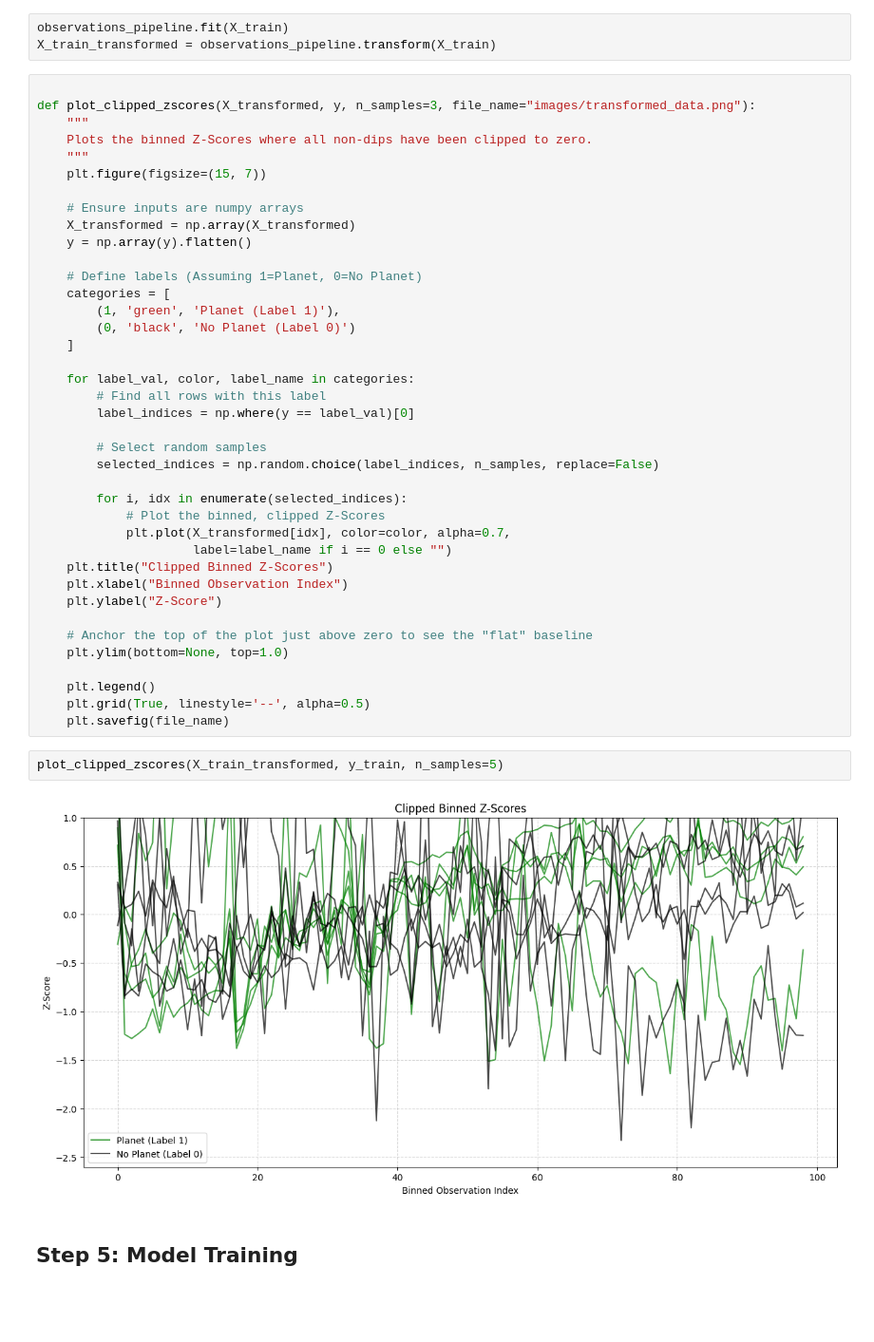
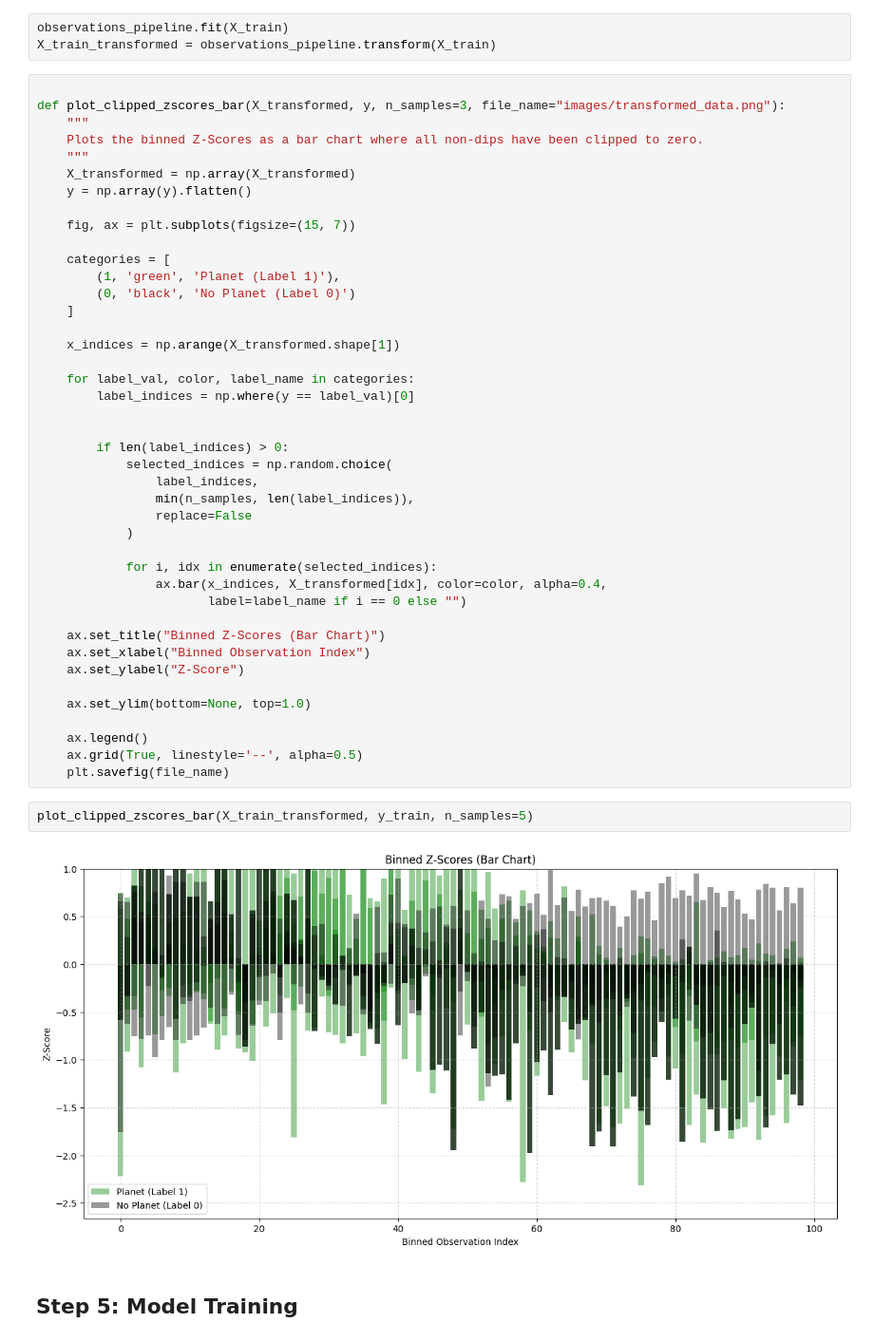
Before and after one commit to streklin/applied-machine-learning, a Jupyter notebook: modelling.ipynb, the cells around one changed output. Shown at 95% size. Drawn from its saved outputs; the diff is of its cells as text; blank space fills up the shorter version.

```diff
--- a/modelling.ipynb
+++ b/modelling.ipynb
@@ -230,47 +230,50 @@ observations_pipeline.fit(X_train)
 X_train_transformed = observations_pipeline.transform(X_train)
 # %%
 
-def plot_clipped_zscores(X_transformed, y, n_samples=3, file_name="images/transformed_data.png"):
+def plot_clipped_zscores_bar(X_transformed, y, n_samples=3, file_name="images/transformed_data.png"):
     """
-    Plots the binned Z-Scores where all non-dips have been clipped to zero.
+    Plots the binned Z-Scores as a bar chart where all non-dips have been clipped to zero.
     """
-    plt.figure(figsize=(15, 7))
-
-    # Ensure inputs are numpy arrays
     X_transformed = np.array(X_transformed)
     y = np.array(y).flatten()
 
-    # Define labels (Assuming 1=Planet, 0=No Planet)
+    fig, ax = plt.subplots(figsize=(15, 7))
+
     categories = [
         (1, 'green', 'Planet (Label 1)'),
         (0, 'black', 'No Planet (Label 0)')
     ]
 
+    x_indices = np.arange(X_transformed.shape[1])
+
     for label_val, color, label_name in categories:
-        # Find all rows with this label
         label_indices = np.where(y == label_val)[0]
 
-        # Select random samples
-        selected_indices = np.random.choice(label_indices, n_samples, replace=False)
 
-        for i, idx in enumerate(selected_indices):
-            # Plot the binned, clipped Z-Scores
-            plt.plot(X_transformed[idx], color=color, alpha=0.7,
-                     label=label_name if i == 0 else "")
-    plt.title("Clipped Binned Z-Scores")
-    plt.xlabel("Binned Observation Index")
-    plt.ylabel("Z-Score")
+        if len(label_indices) > 0:
+            selected_indices = np.random.choice(
+                label_indices,
+                min(n_samples, len(label_indices)),
+                replace=False
+            )
 
-    # Anchor the top of the plot just above zero to see the "flat" baseline
-    plt.ylim(bottom=None, top=1.0)
+            for i, idx in enumerate(selected_indices):
+                ax.bar(x_indices, X_transformed[idx], color=color, alpha=0.4,
+                       label=label_name if i == 0 else "")
 
-    plt.legend()
-    plt.grid(True, linestyle='--', alpha=0.5)
+    ax.set_title("Binned Z-Scores (Bar Chart)")
+    ax.set_xlabel("Binned Observation Index")
+    ax.set_ylabel("Z-Score")
+
+    ax.set_ylim(bottom=None, top=1.0)
+
+    ax.legend()
+    ax.grid(True, linestyle='--', alpha=0.5)
     plt.savefig(file_name)
 # %%
-plot_clipped_zscores(X_train_transformed, y_train, n_samples=5)
+plot_clipped_zscores_bar(X_train_transformed, y_train, n_samples=5)
 # %% [output]
-[figure, old version]
+[figure, new version]
 # %% [markdown]
 ## Step 5: Model Training
 # %% [markdown]
```
Also changed, not shown: parts of 1 cell of this notebook, 4 other files.
